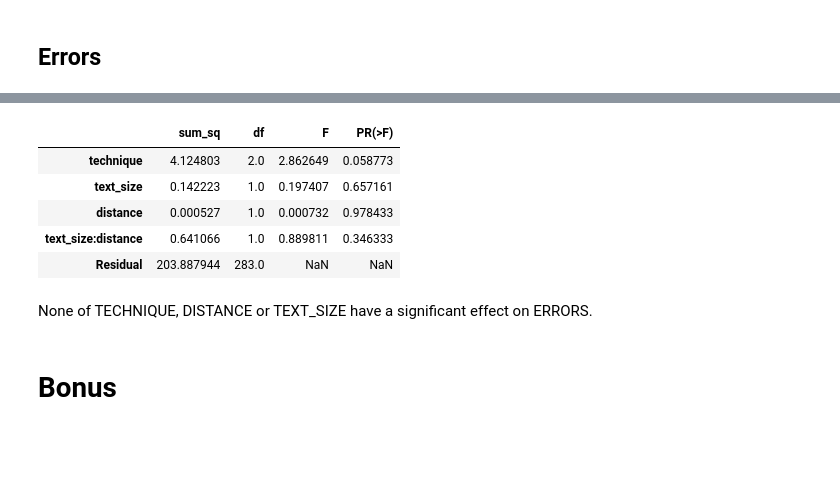
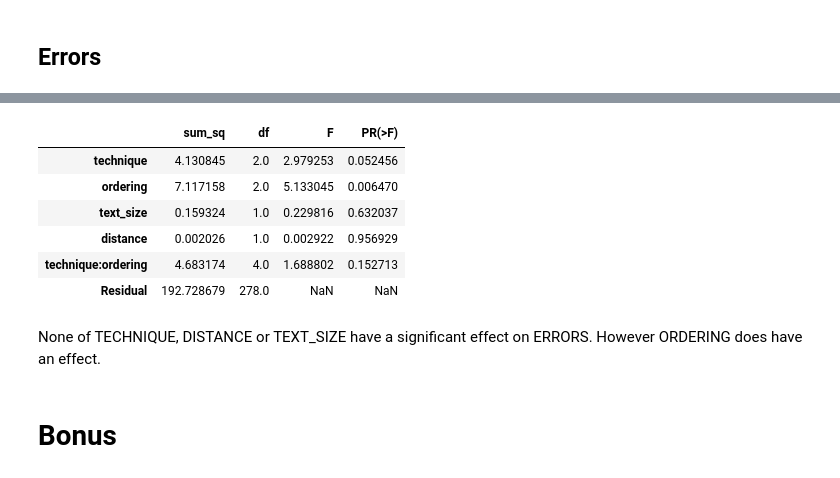
Before and after one commit to NormandErwan/HandheldVesadThesis, a Jupyter notebook: analysis/Enlarging a Smartphone with AR to Create a Handheld VESAD (Virtually Extended Screen-Aligned Display).ipynb, the cells around one changed output, grey strips where cells are left out. Drawn from its saved outputs; the diff is of its cells as text; code cells hidden in the pictures; blank space fills up the shorter version.

```diff
--- a/analysis/Enlarging a Smartphone with AR to Create a Handheld VESAD (Virtually Extended Screen-Aligned Display).ipynb
+++ b/analysis/Enlarging a Smartphone with AR to Create a Handheld VESAD (Virtually Extended Screen-Aligned Display).ipynb
@@ -123,10 +123,10 @@ participants.set_index('participant_id', inplace=True)
 # %%
 # Some participants are non valid or don't have complete mesures
 non_valid_participants = [0]
-participants = participants[~participants.index.isin(non_valid_participants)].reset_index()
+participants = participants[~participants.index.isin(non_valid_participants)]
 
 incomplete_trials_participant_ids = [0, 4]
-trials = trials[~trials['participant_id'].isin(incomplete_trials_participant_ids)].reset_index()
+trials = trials[~trials['participant_id'].isin(incomplete_trials_participant_ids)].reset_index(drop=True)
 
 # Some participants have wrong head phone mesures
 for head_distance_column in ['absolute_head_phone_distance', 'signed_head_phone_distance']:
@@ -134,6 +134,7 @@ for head_distance_column in ['absolute_head_phone_distance', 'signed_head_phone_
 # %%
 # Copy ordering column from participants to trials
 trials['ordering'] = [participants.at[participant_id, 'ordering'] for participant_id in trials['participant_id']]
+trials['ordering'] = trials['ordering'].astype(trials_ivs['ordering']['categorical'])
 # %%
 # Eval the arrays in some dvs
 def eval_if_str(data):
@@ -335,15 +342,16 @@ plot_trials('text_size', 'errors')
 [figure]
 # %%
-sm.stats.anova_lm(ols('errors ~ technique + text_size * distance', data=trials).fit(), typ=2)
+sm.stats.anova_lm(ols('errors ~ technique * ordering + text_size + distance ', data=trials).fit(), typ=2)
 # %% [output]
 |  | sum_sq | df | F | PR(>F) |
-| technique | 4.124803 | 2.0 | 2.862649 | 0.058773 |
-| text_size | 0.142223 | 1.0 | 0.197407 | 0.657161 |
-| distance | 0.000527 | 1.0 | 0.000732 | 0.978433 |
-| text_size:distance | 0.641066 | 1.0 | 0.889811 | 0.346333 |
-| Residual | 203.887944 | 283.0 | NaN | NaN |
+| technique | 4.130845 | 2.0 | 2.979253 | 0.052456 |
+| ordering | 7.117158 | 2.0 | 5.133045 | 0.006470 |
+| text_size | 0.159324 | 1.0 | 0.229816 | 0.632037 |
+| distance | 0.002026 | 1.0 | 0.002922 | 0.956929 |
+| technique:ordering | 4.683174 | 4.0 | 1.688802 | 0.152713 |
+| Residual | 192.728679 | 278.0 | NaN | NaN |
 # %% [markdown]
-None of TECHNIQUE, DISTANCE or TEXT_SIZE have a significant effect on ERRORS.
+None of TECHNIQUE, DISTANCE or TEXT_SIZE have a significant effect on ERRORS. However ORDERING does have an effect.
 # %% [markdown]
 # Bonus
 # %% [markdown]
```
Also changed, not shown: parts of 11 cells of this notebook.
